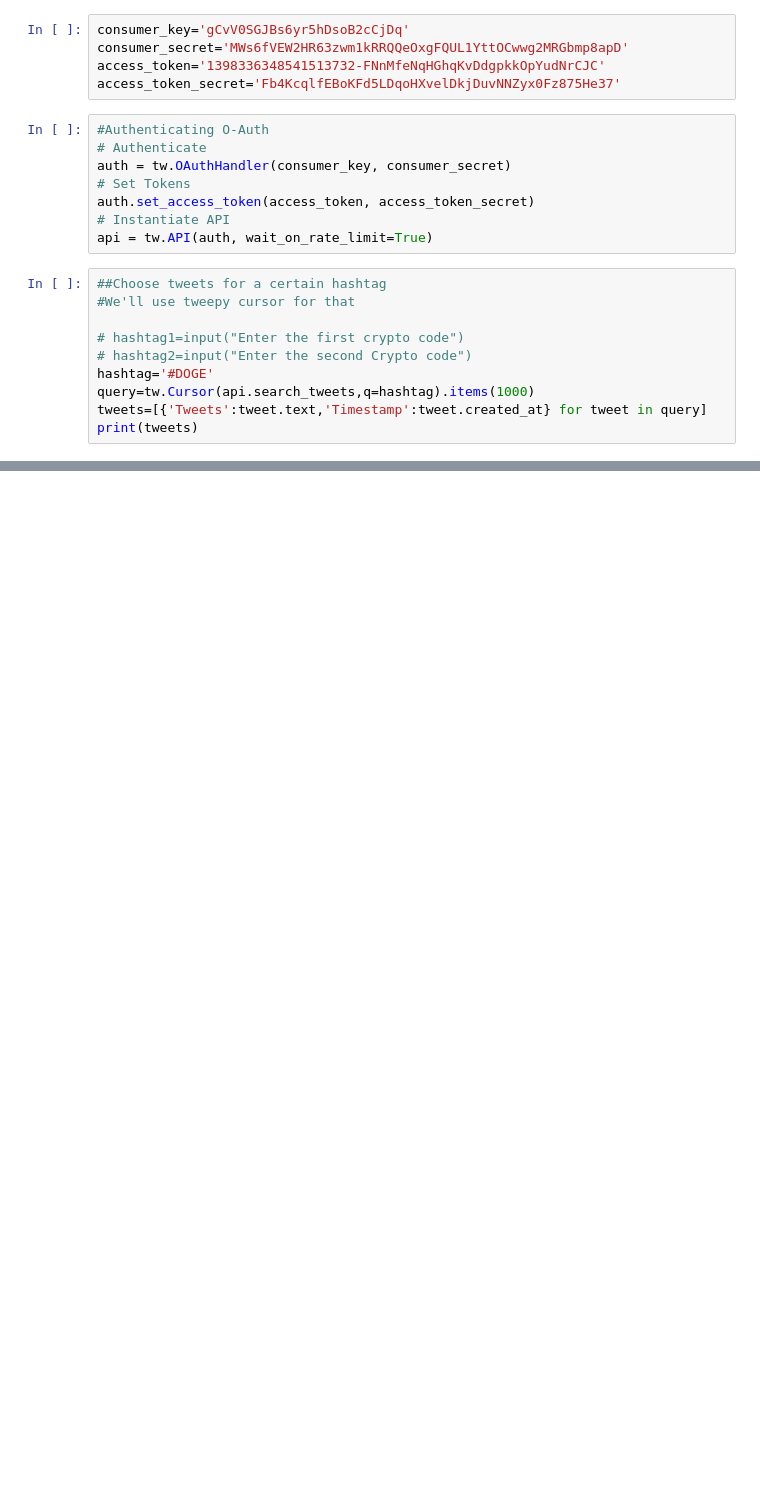
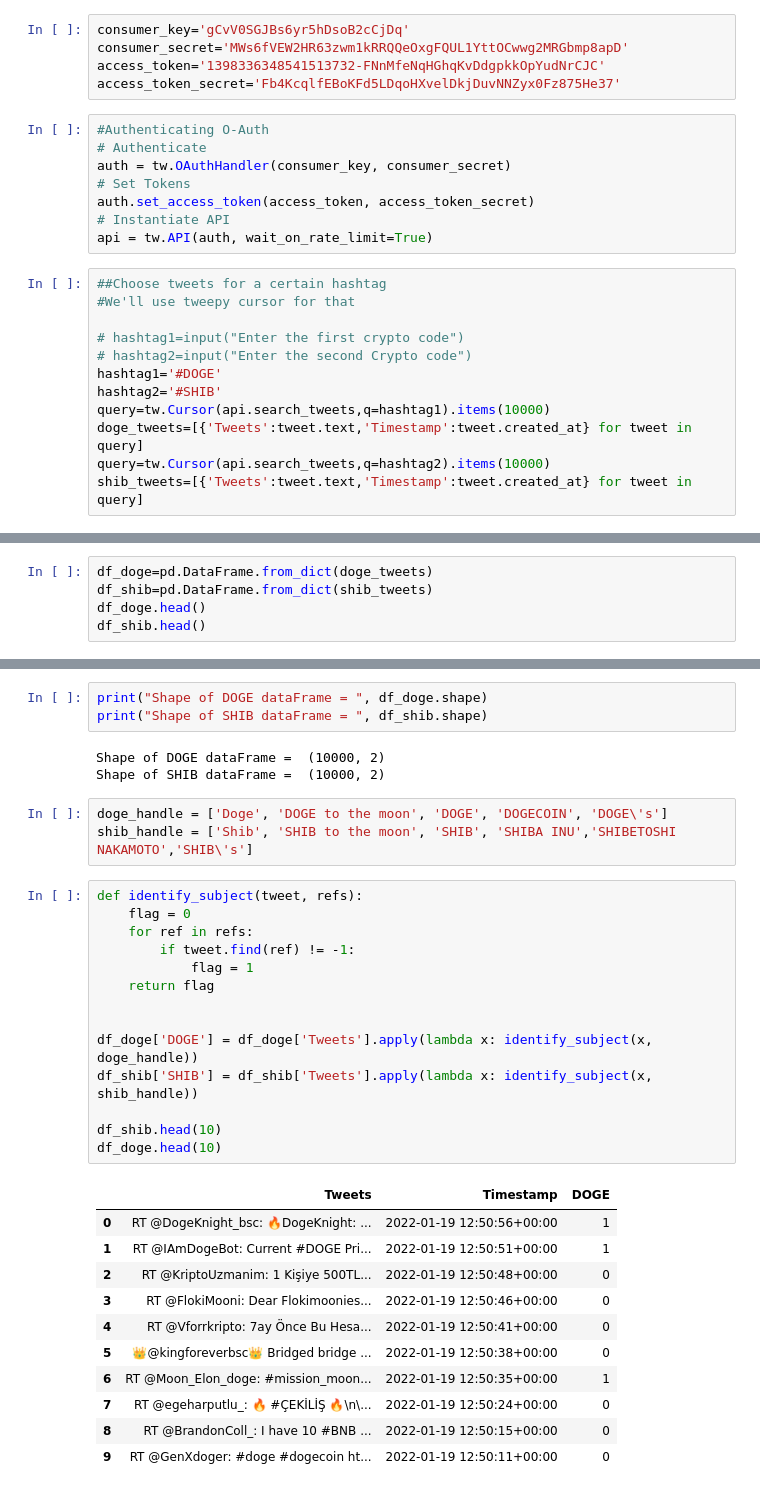
Before and after one commit to Anuragkillswitch/crypto_sentiment_analysis, a Jupyter notebook: crypto_sentiment_analysis.ipynb, the cells around one changed output, grey strips where cells are left out. Saved outputs shown, nothing was run; the diff lists cells and outputs as text; blank space fills up the shorter version.

```diff
--- a/crypto_sentiment_analysis.ipynb
+++ b/crypto_sentiment_analysis.ipynb
@@ -21,8 +22,10 @@ api = tw.API(auth, wait_on_rate_limit=True)
 
 # hashtag1=input("Enter the first crypto code")
 # hashtag2=input("Enter the second Crypto code")
-hashtag='#DOGE'
-query=tw.Cursor(api.search_tweets,q=hashtag).items(1000)
-tweets=[{'Tweets':tweet.text,'Timestamp':tweet.created_at} for tweet in query]
-print(tweets)
+hashtag1='#DOGE'
+hashtag2='#SHIB'
+query=tw.Cursor(api.search_tweets,q=hashtag1).items(10000)
+doge_tweets=[{'Tweets':tweet.text,'Timestamp':tweet.created_at} for tweet in query]
+query=tw.Cursor(api.search_tweets,q=hashtag2).items(10000)
+shib_tweets=[{'Tweets':tweet.text,'Timestamp':tweet.created_at} for tweet in query]
 # %% [output]
@@ -30,0 +40,5 @@ Forbidden: 403 Forbidden
+# %%
+df_doge=pd.DataFrame.from_dict(doge_tweets)
+df_shib=pd.DataFrame.from_dict(shib_tweets)
+df_doge.head()
+df_shib.head()
@@ -30,0 +52,35 @@ Forbidden: 403 Forbidden
+# %%
+print("Shape of DOGE dataFrame = ", df_doge.shape)
+print("Shape of SHIB dataFrame = ", df_shib.shape)
+# %% [output]
+Shape of DOGE dataFrame =  (10000, 2)
+Shape of SHIB dataFrame =  (10000, 2)
+# %%
+doge_handle = ['Doge', 'DOGE to the moon', 'DOGE', 'DOGECOIN', 'DOGE\'s']
+shib_handle = ['Shib', 'SHIB to the moon', 'SHIB', 'SHIBA INU','SHIBETOSHI NAKAMOTO','SHIB\'s']
+# %%
+def identify_subject(tweet, refs):
+    flag = 0
+    for ref in refs:
+        if tweet.find(ref) != -1:
+            flag = 1
+    return flag
+
+
+df_doge['DOGE'] = df_doge['Tweets'].apply(lambda x: identify_subject(x, doge_handle))
+df_shib['SHIB'] = df_shib['Tweets'].apply(lambda x: identify_subject(x, shib_handle))
+
+df_shib.head(10)
+df_doge.head(10)
+# %% [output]
+|  | Tweets | Timestamp | DOGE |
+| 0 | RT @DogeKnight_bsc: 🔥DogeKnight: ... | 2022-01-19 12:50:56+00:00 | 1 |
+| 1 | RT @IAmDogeBot: Current #DOGE Pri... | 2022-01-19 12:50:51+00:00 | 1 |
+| 2 | RT @KriptoUzmanim: 1 Kişiye 500TL... | 2022-01-19 12:50:48+00:00 | 0 |
+| 3 | RT @FlokiMooni: Dear Flokimoonies... | 2022-01-19 12:50:46+00:00 | 0 |
+| 4 | RT @Vforrkripto: 7ay Önce Bu Hesa... | 2022-01-19 12:50:41+00:00 | 0 |
+| 5 | 👑@kingforeverbsc👑 Bridged bridge ... | 2022-01-19 12:50:38+00:00 | 0 |
+| 6 | RT @Moon_Elon_doge: #mission_moon... | 2022-01-19 12:50:35+00:00 | 1 |
+| 7 | RT @egeharputlu_: 🔥 #ÇEKİLİŞ 🔥\n\... | 2022-01-19 12:50:24+00:00 | 0 |
+| 8 | RT @BrandonColl_: I have 10 #BNB ... | 2022-01-19 12:50:15+00:00 | 0 |
+| 9 | RT @GenXdoger: #doge #dogecoin ht... | 2022-01-19 12:50:11+00:00 | 0 |
```
Also changed, not shown: parts of 21 cells of this notebook, 4 other files.
